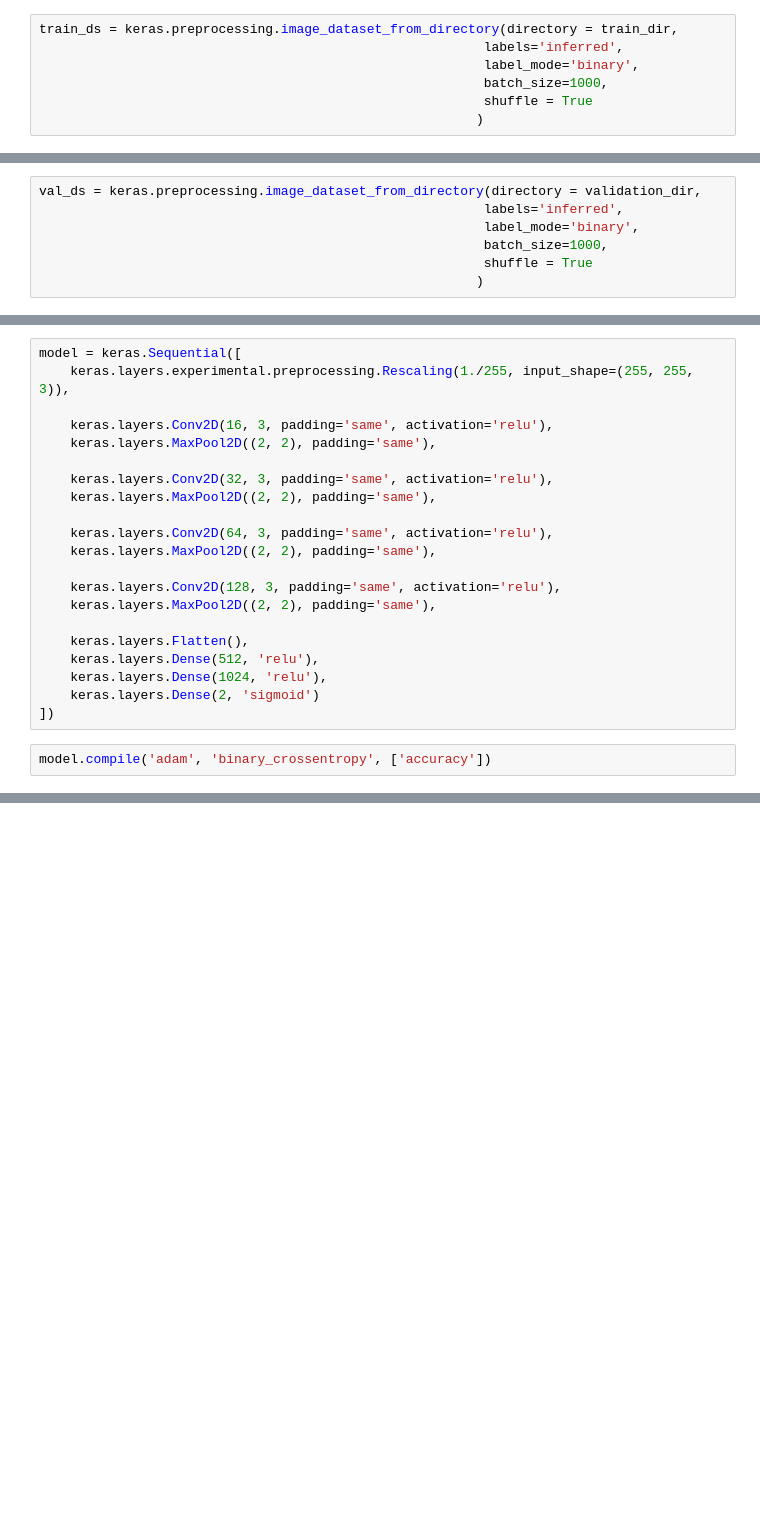
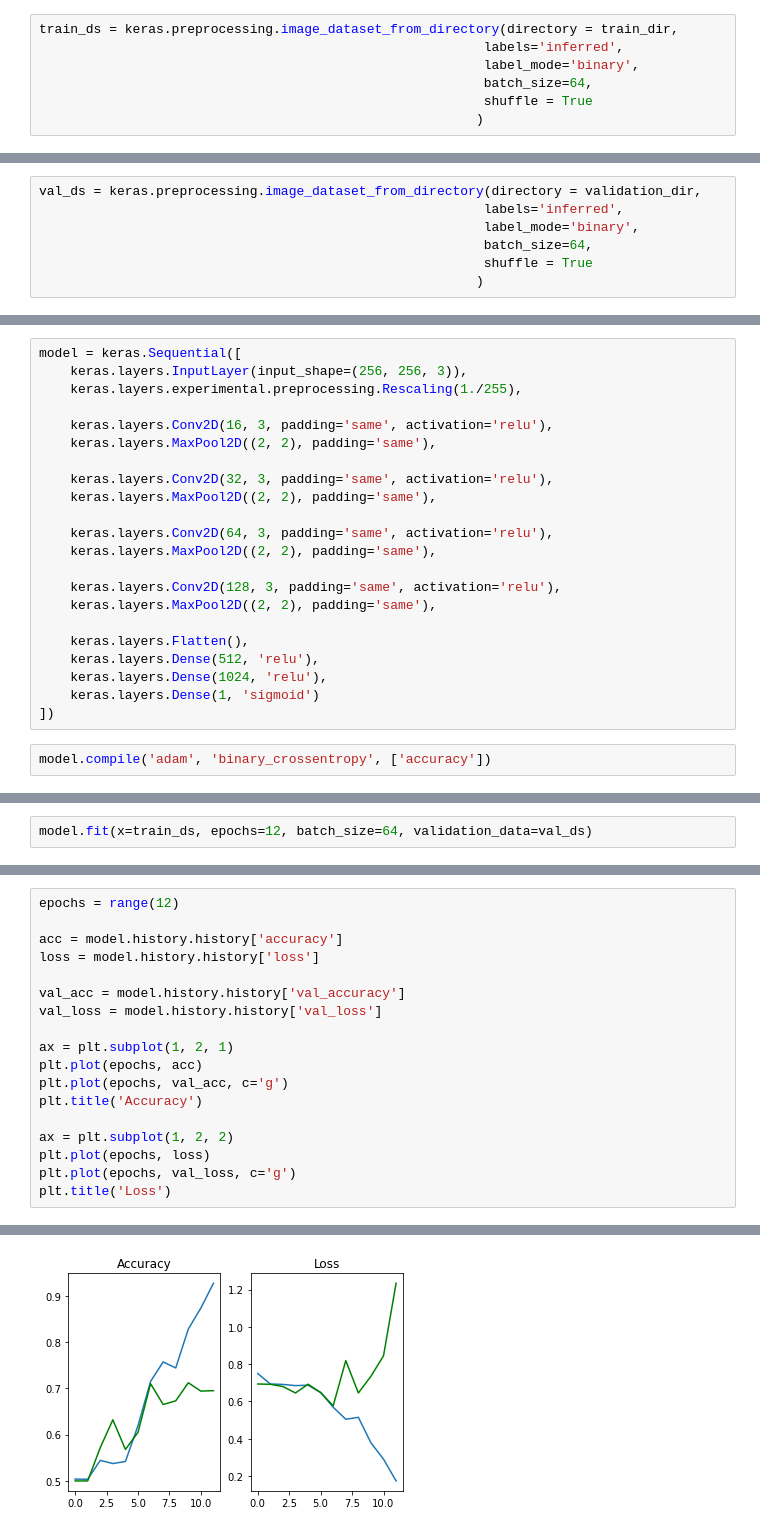
Before and after one commit to RehanAli21/Tensorflow-projects, a Jupyter notebook: 3rd Project (cats vs dogs).ipynb, the cells around one changed output, grey strips where cells are left out. Drawn from its saved outputs; the diff is of its cells as text; blank space fills up the shorter version.

Commit message:
3rd Project is done. :tada:
Errors fixed, model evaluation done, model prediction done.

```diff
--- a/3rd Project (cats vs dogs).ipynb
+++ b/3rd Project (cats vs dogs).ipynb
@@ -20,7 +20,7 @@ validation_dir = os.path.join(base_dir, 'validation')
 train_ds = keras.preprocessing.image_dataset_from_directory(directory = train_dir,
                                                          labels='inferred',
                                                          label_mode='binary',
-                                                         batch_size=1000,
+                                                         batch_size=64,
                                                          shuffle = True
                                                         )
 # %% [output]
@@ -29,7 +29,7 @@ Found 2000 files belonging to 2 classes.
 val_ds = keras.preprocessing.image_dataset_from_directory(directory = validation_dir,
                                                          labels='inferred',
                                                          label_mode='binary',
-                                                         batch_size=1000,
+                                                         batch_size=64,
                                                          shuffle = True
                                                         )
 # %% [output]
@@ -46,6 +51,7 @@ for images, labels in train_ds.take(1):
 # %%
 model = keras.Sequential([
-    keras.layers.experimental.preprocessing.Rescaling(1./255, input_shape=(255, 255, 3)),
+    keras.layers.InputLayer(input_shape=(256, 256, 3)),
+    keras.layers.experimental.preprocessing.Rescaling(1./255),
 
     keras.layers.Conv2D(16, 3, padding='same', activation='relu'),
     keras.layers.MaxPool2D((2, 2), padding='same'),
@@ -62,7 +68,7 @@ model = keras.Sequential([
     keras.layers.Flatten(),
     keras.layers.Dense(512, 'relu'),
     keras.layers.Dense(1024, 'relu'),
-    keras.layers.Dense(2, 'sigmoid')
+    keras.layers.Dense(1, 'sigmoid')
 ])
 # %%
 model.compile('adam', 'binary_crossentropy', ['accuracy'])
@@ -87,2 +93,4 @@ Trainable params: 17,402,530
 Non-trainable params: 0
 _________________________________________________________________
+# %%
+model.fit(x=train_ds, epochs=12, batch_size=64, validation_data=val_ds)
@@ -88,0 +116,19 @@ _________________________________________________________________
+# %%
+epochs = range(12)
+
+acc = model.history.history['accuracy']
+loss = model.history.history['loss']
+
+val_acc = model.history.history['val_accuracy']
+val_loss = model.history.history['val_loss']
+
+ax = plt.subplot(1, 2, 1)
+plt.plot(epochs, acc)
+plt.plot(epochs, val_acc, c='g')
+plt.title('Accuracy')
+
+ax = plt.subplot(1, 2, 2)
+plt.plot(epochs, loss)
+plt.plot(epochs, val_loss, c='g')
+plt.title('Loss')
+# %% [output]
@@ -88,0 +136 @@ _________________________________________________________________
+[figure, added]
```
Also changed, not shown: parts of 9 cells of this notebook, 3 other files.
